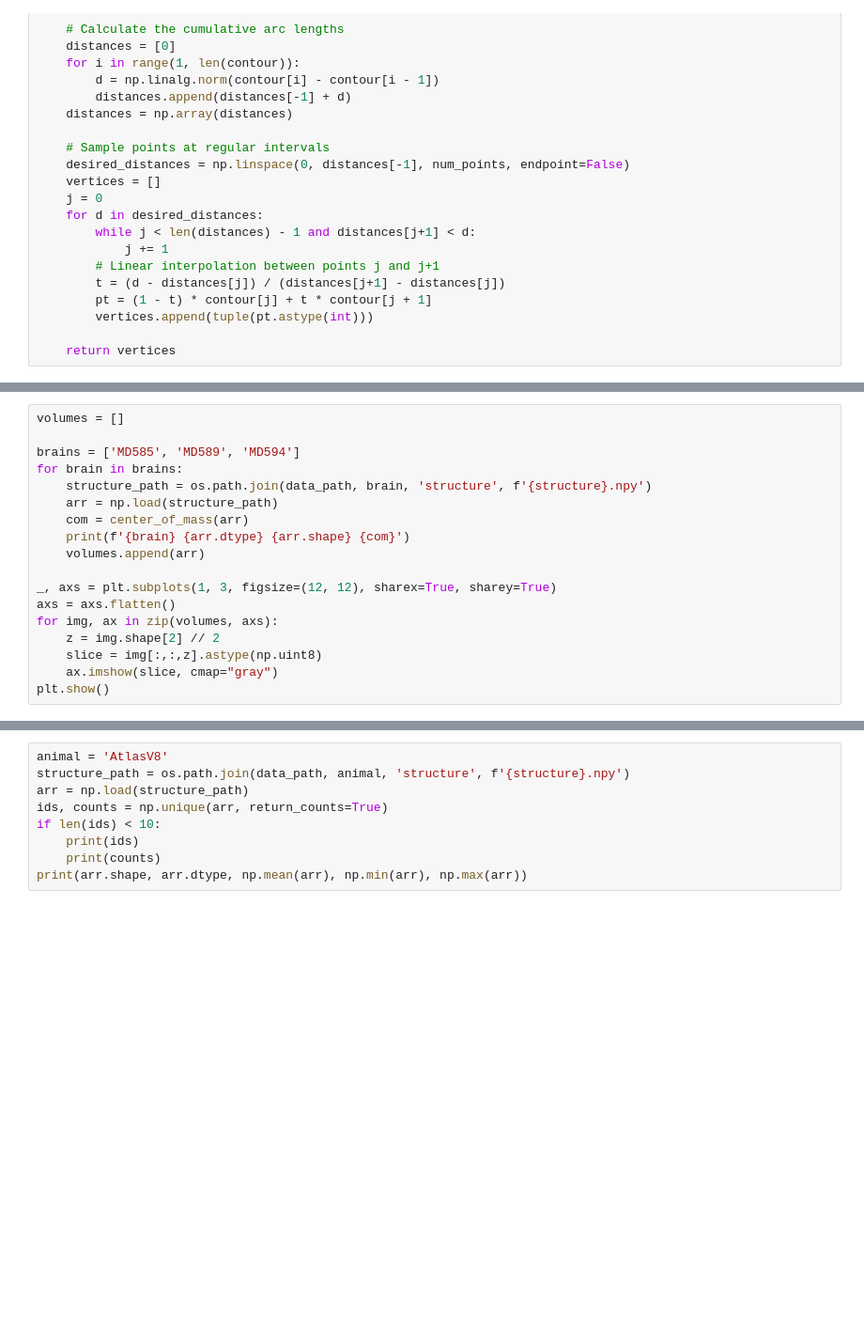
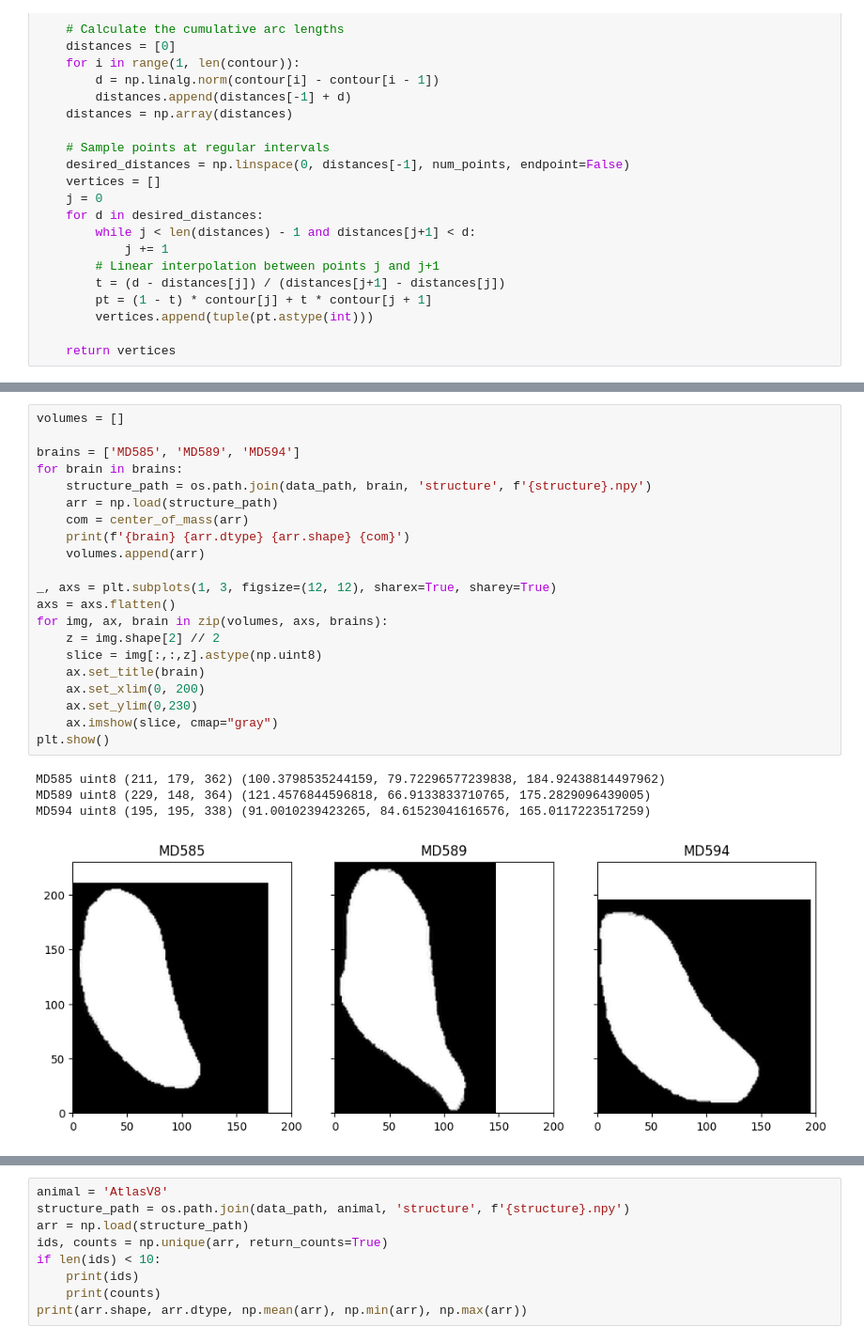
Before and after one commit to BrainSharer/pipeline, a Jupyter notebook: src/atlas/notebooks/view_volumes.ipynb, the cells around one changed output, grey strips where cells are left out. Shown at 94% size. Saved outputs shown, nothing was run; the diff lists cells and outputs as text; blank space fills up the shorter version.

```diff
--- a/src/atlas/notebooks/view_volumes.ipynb
+++ b/src/atlas/notebooks/view_volumes.ipynb
@@ -325,18 +293,26 @@ plt.imshow(slice, cmap='gray')
 # %%
 volumes = []
 
 brains = ['MD585', 'MD589', 'MD594']
 for brain in brains:
     structure_path = os.path.join(data_path, brain, 'structure', f'{structure}.npy')
     arr = np.load(structure_path)
     com = center_of_mass(arr)
     print(f'{brain} {arr.dtype} {arr.shape} {com}')
     volumes.append(arr)
 
 _, axs = plt.subplots(1, 3, figsize=(12, 12), sharex=True, sharey=True)
 axs = axs.flatten()
-for img, ax in zip(volumes, axs):
+for img, ax, brain in zip(volumes, axs, brains):
     z = img.shape[2] // 2
     slice = img[:,:,z].astype(np.uint8)
+    ax.set_title(brain)
+    ax.set_xlim(0, 200)
+    ax.set_ylim(0,230)
     ax.imshow(slice, cmap="gray")
 plt.show()
+# %% [output]
+MD585 uint8 (211, 179, 362) (100.3798535244159, 79.72296577239838, 184.92438814497962)
+MD589 uint8 (229, 148, 364) (121.4576844596818, 66.9133833710765, 175.2829096439005)
+MD594 uint8 (195, 195, 338) (91.0010239423265, 84.61523041616576, 165.0117223517259)
+[figure, added]
```
Also changed, not shown: parts of 9 cells of this notebook, 5 other files.
